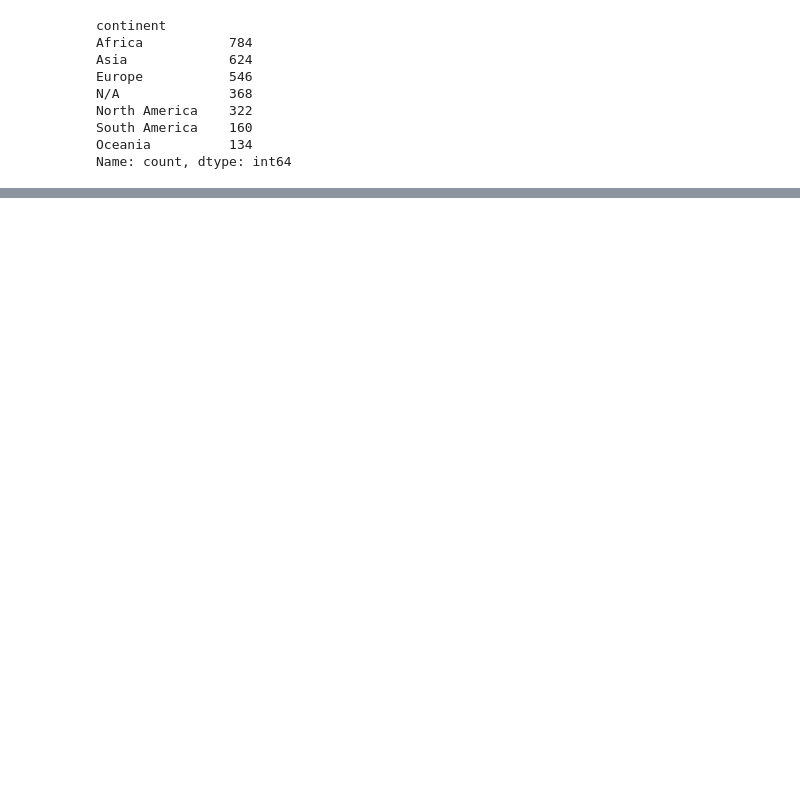
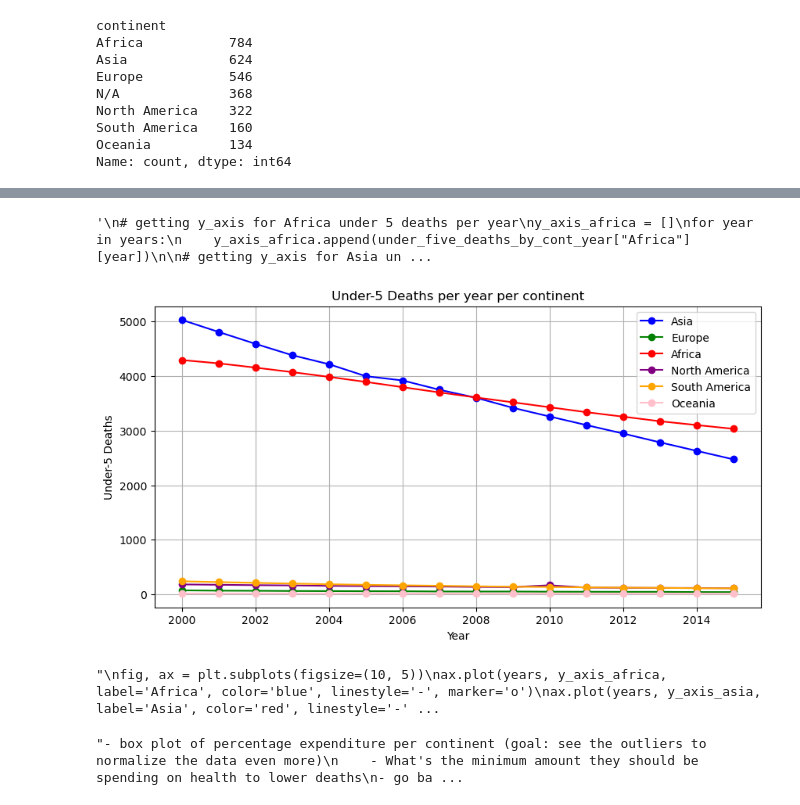
Before and after one commit to ElifSurucu/life-expectancy-eda, a Jupyter notebook: elijah_notebook.ipynb, the cells around one changed output, grey strips where cells are left out. Cells and saved outputs as stored; diff of their text form; code cells hidden in the pictures; blank space fills up the shorter version.

```diff
--- a/elijah_notebook.ipynb
+++ b/elijah_notebook.ipynb
@@ -343,0 +466,7 @@ array([], dtype=object)
+# %%
+years = df_relevant["Year"].unique()
+continents = df_relevant["continent"].unique()
+# %%
+# group by year and continent, get the sum of under-five deaths
+under_five_deaths_by_cont_year = df_relevant.groupby(by=["continent", "Year"])["under-five deaths"].sum()
+under_five_deaths_by_cont_year
@@ -343,0 +487,57 @@ array([], dtype=object)
+# %%
+"""
+# getting y_axis for Africa under 5 deaths per year
+y_axis_africa = []
+for year in years:
+    y_axis_africa.append(under_five_deaths_by_cont_year["Africa"][year])
+
+# getting y_axis for Asia under 5 deaths per year
+y_axis_asia = []
+for year in years:
+    y_axis_asia.append(under_five_deaths_by_cont_year["Asia"][year])
+"""
+# %% [output]
+'\n# getting y_axis for Africa under 5 deaths per year\ny_axis_africa = []\nfor year in years:\n    y_axis_africa.append(under_five_deaths_by_cont_year["Africa"][year])\n\n# getting y_axis for Asia un ...
+# %%
+# Under-5 deaths per year by continent
+# x-axis: year
+# y-axis: under 5 deaths
+# each continent would have its own line in the graph
+# FOR TABLEAU: Under-5 deaths by continent + status
+
+fig, ax = plt.subplots(figsize=(10, 5))
+
+colors = ['blue', 'green', 'red', 'purple', 'orange', 'pink']
+
+for i, continent in enumerate(continents):
+    # for every continent, get the under five deaths for every year
+    under_five_deaths_per_continent = [under_five_deaths_by_cont_year[continent][year] for year in years]
+
+    # plot under five deaths for that continent
+    ax.plot(years, under_five_deaths_per_continent, label=continent, color=colors[i], linestyle='-', marker='o')
+
+
+ax.set_title('Under-5 Deaths per year per continent')
+ax.set_xlabel('Year')
+ax.set_ylabel('Under-5 Deaths')
+ax.legend()
+ax.grid(True)
+plt.show()
+# %% [output]
+[figure, added]
+# %%
+# Manual way
+
+"""
+fig, ax = plt.subplots(figsize=(10, 5))
+ax.plot(years, y_axis_africa, label='Africa', color='blue', linestyle='-', marker='o')
+ax.plot(years, y_axis_asia, label='Asia', color='red', linestyle='-', marker='o')
+ax.set_title('Line Plot')
+ax.set_xlabel('Year')
+ax.set_ylabel('Under-5 Deaths')
+ax.legend()
+ax.grid(True)
+plt.show()
+"""
+# %% [output]
+"\nfig, ax = plt.subplots(figsize=(10, 5))\nax.plot(years, y_axis_africa, label='Africa', color='blue', linestyle='-', marker='o')\nax.plot(years, y_axis_asia, label='Asia', color='red', linestyle='-' ...
@@ -343,0 +546,8 @@ array([], dtype=object)
+# %%
+"""- box plot of percentage expenditure per continent (goal: see the outliers to normalize the data even more)
+    - What's the minimum amount they should be spending on health to lower deaths
+- go back to immunization data for asia and africa and whether immunization helps to lower under 5 deaths
+- education levels vs under 5 deaths (in asia / africa)
+"""
+# %% [output]
+"- box plot of percentage expenditure per continent (goal: see the outliers to normalize the data even more)\n    - What's the minimum amount they should be spending on health to lower deaths\n- go ba ...
```
Also changed, not shown: parts of 60 cells of this notebook.
